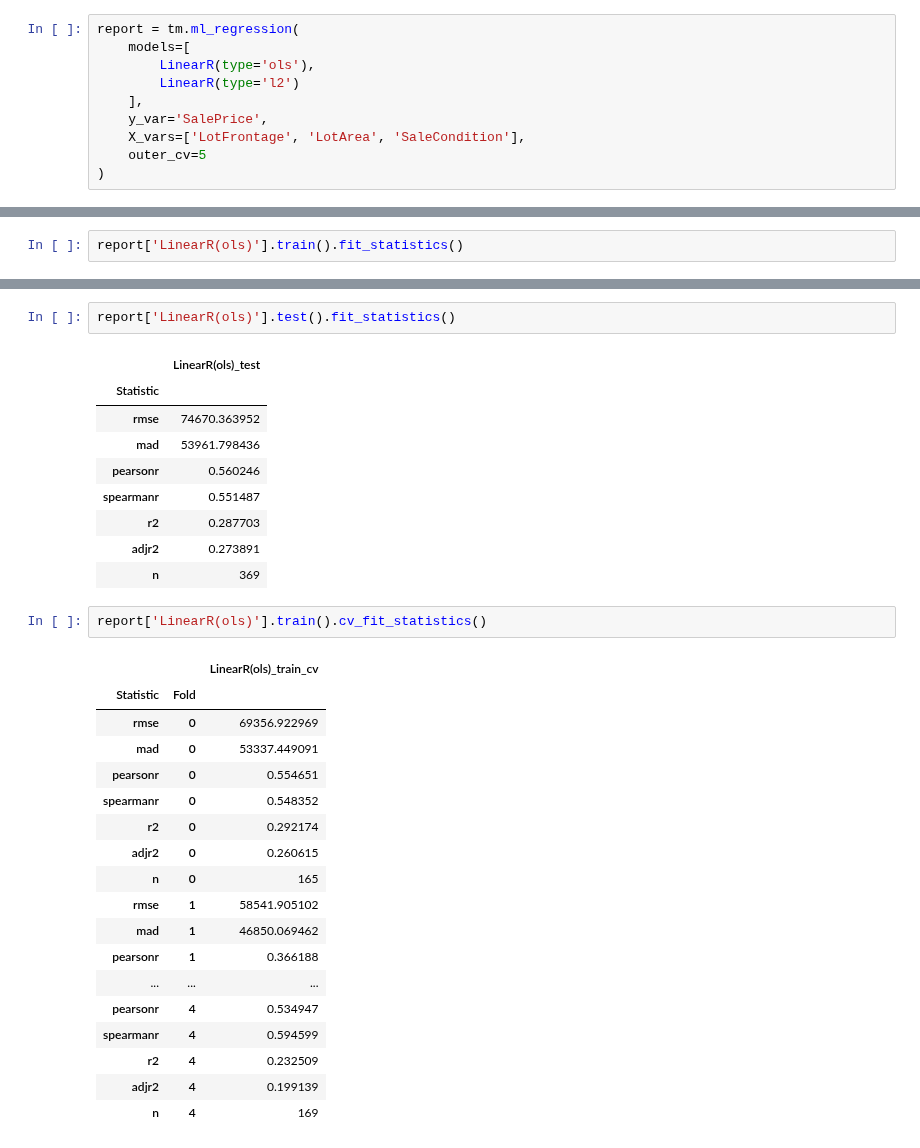
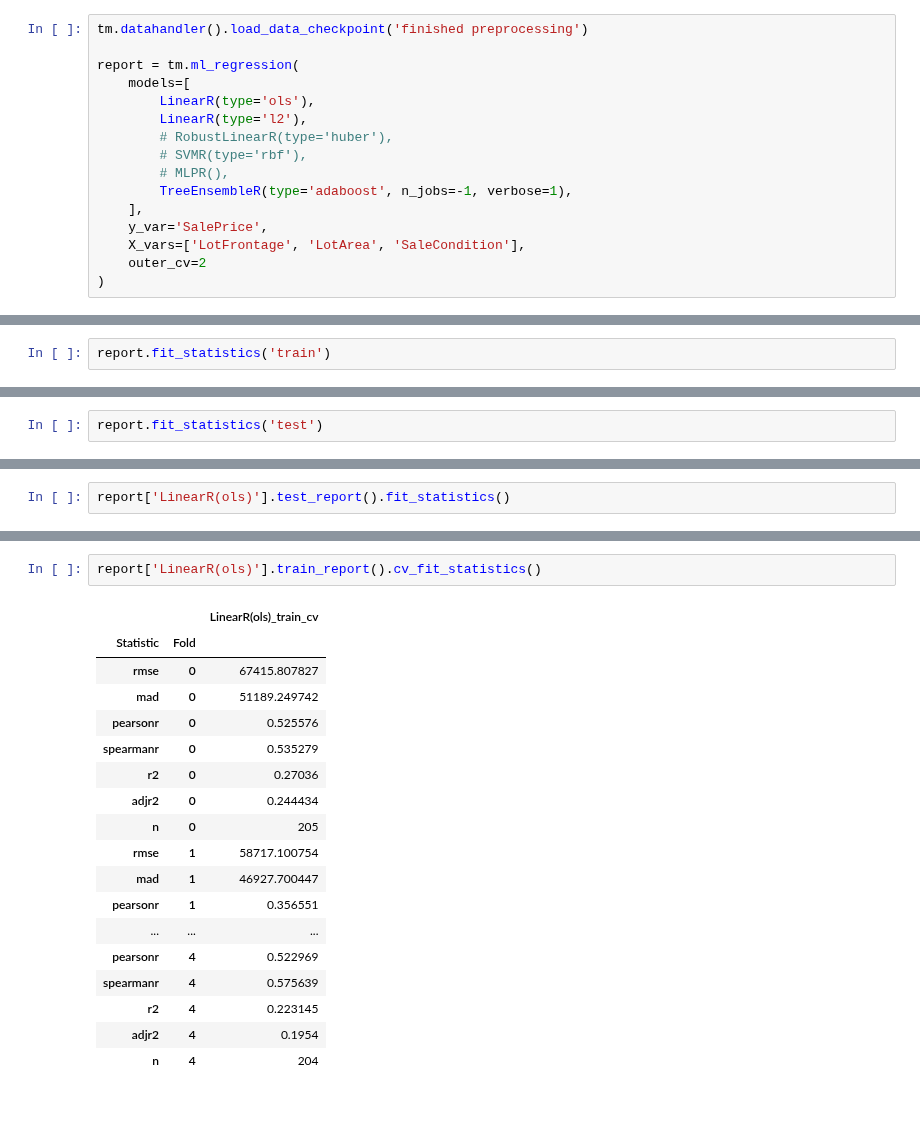
Before and after one commit to ajy25/TabularMagic, a Jupyter notebook: demo/test.ipynb, the cells around one changed output, grey strips where cells are left out. Saved outputs shown, nothing was run; the diff lists cells and outputs as text; blank space fills up the shorter version.

Commit message:
fix checkpoint issue, modify Linear training methods and report

```diff
--- a/demo/test.ipynb
+++ b/demo/test.ipynb
@@ -70,11 +95,17 @@ YrSold, SalePrice
 # %%
+tm.datahandler().load_data_checkpoint('finished preprocessing')
+
 report = tm.ml_regression(
     models=[
         LinearR(type='ols'),
-        LinearR(type='l2')
+        LinearR(type='l2'),
+        # RobustLinearR(type='huber'),
+        # SVMR(type='rbf'),
+        # MLPR(),
+        TreeEnsembleR(type='adaboost', n_jobs=-1, verbose=1),
     ],
     y_var='SalePrice',
     X_vars=['LotFrontage', 'LotArea', 'SaleCondition'],
-    outer_cv=5
+    outer_cv=2
 )
 # %% [output]
@@ -84,0 +123,2 @@ INFO: Fitted model LinearR(l2).
+# %%
+report.fit_statistics('train')
@@ -84,0 +134,2 @@ INFO: Fitted model LinearR(l2).
+# %%
+report.fit_statistics('test')
@@ -85,3 +146,3 @@ INFO: Fitted model LinearR(l2).
 # %%
-report['LinearR(ols)'].train().fit_statistics()
+report['LinearR(ols)'].test_report().fit_statistics()
 # %% [output]
@@ -96,33 +158,21 @@ report['LinearR(ols)'].train().fit_statistics()
 # %%
-report['LinearR(ols)'].test().fit_statistics()
+report['LinearR(ols)'].train_report().cv_fit_statistics()
 # %% [output]
-|  | LinearR(ols)_test |
-| Statistic |  |
-| rmse | 74670.363952 |
-| mad | 53961.798436 |
-| pearsonr | 0.560246 |
-| spearmanr | 0.551487 |
-| r2 | 0.287703 |
-| adjr2 | 0.273891 |
-| n | 369 |
+|  |  | LinearR(ols)_train_cv |
+| Statistic | Fold |  |
+| rmse | 0 | 67415.807827 |
+| mad | 0 | 51189.249742 |
+| pearsonr | 0 | 0.525576 |
+| spearmanr | 0 | 0.535279 |
+| r2 | 0 | 0.27036 |
+| adjr2 | 0 | 0.244434 |
+| n | 0 | 205 |
+| rmse | 1 | 58717.100754 |
+| mad | 1 | 46927.700447 |
+| pearsonr | 1 | 0.356551 |
+| ... | ... | ... |
+| pearsonr | 4 | 0.522969 |
+| spearmanr | 4 | 0.575639 |
+| r2 | 4 | 0.223145 |
+| adjr2 | 4 | 0.1954 |
+| n | 4 | 204 |
-# %%
-report['LinearR(ols)'].train().cv_fit_statistics()
-# %% [output]
-|  |  | LinearR(ols)_train_cv |
-| Statistic | Fold |  |
-| rmse | 0 | 69356.922969 |
-| mad | 0 | 53337.449091 |
-| pearsonr | 0 | 0.554651 |
-| spearmanr | 0 | 0.548352 |
-| r2 | 0 | 0.292174 |
-| adjr2 | 0 | 0.260615 |
-| n | 0 | 165 |
-| rmse | 1 | 58541.905102 |
-| mad | 1 | 46850.069462 |
-| pearsonr | 1 | 0.366188 |
-| ... | ... | ... |
-| pearsonr | 4 | 0.534947 |
-| spearmanr | 4 | 0.594599 |
-| r2 | 4 | 0.232509 |
-| adjr2 | 4 | 0.199139 |
-| n | 4 | 169 |
```
Also changed, not shown: parts of 8 cells of this notebook, 16 other files.
